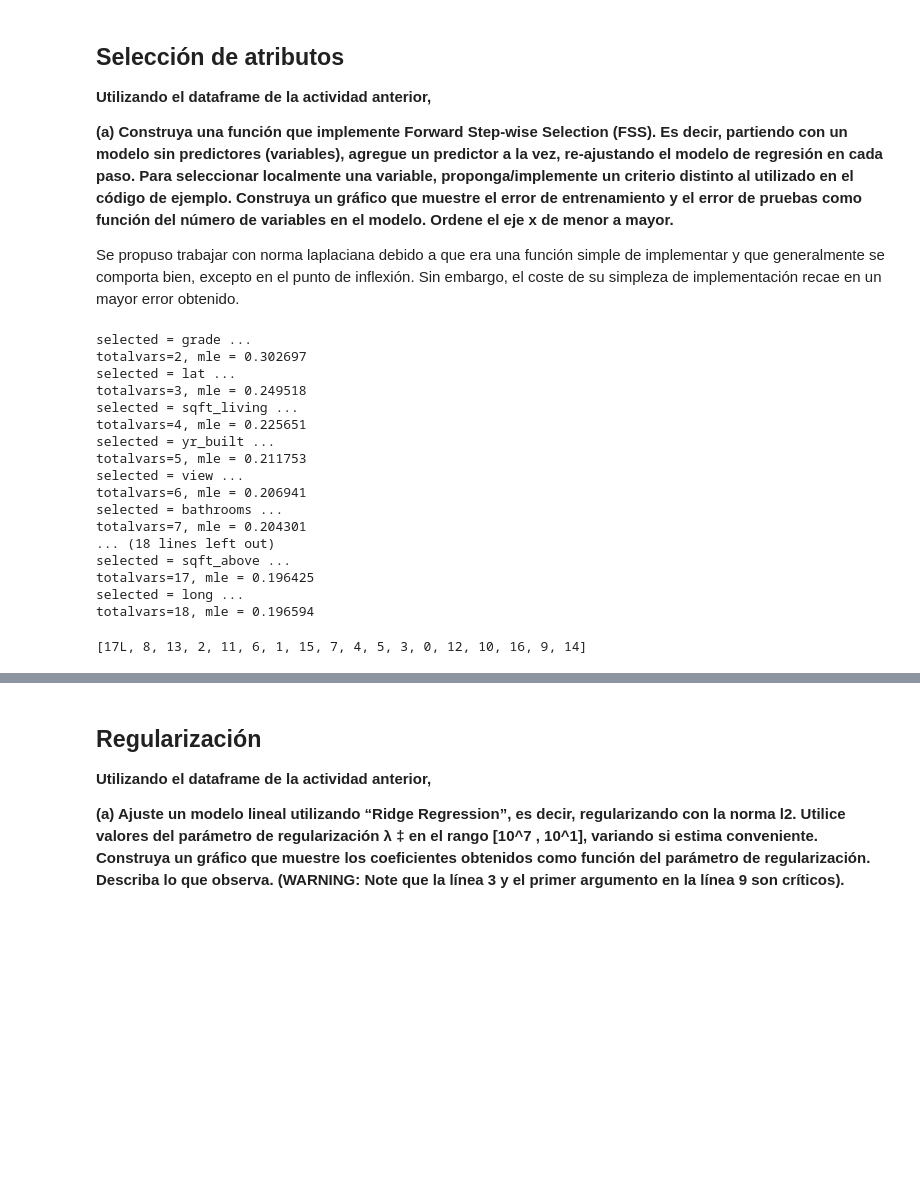
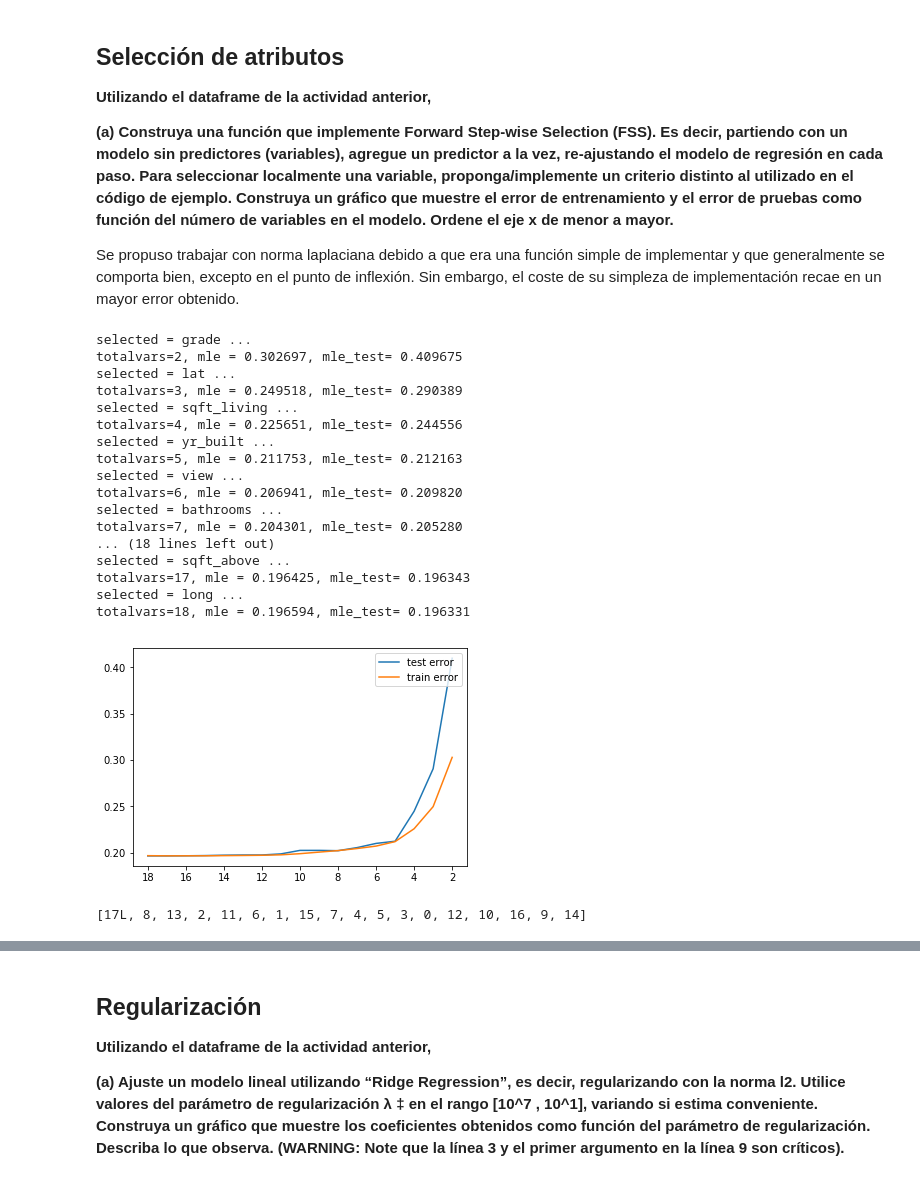
Before and after one commit to AlfredoAlfi/MachineLearning1, a Jupyter notebook: Tarea1_Machine_Learning.ipynb, the cells around one changed output, grey strips where cells are left out. Saved outputs shown, nothing was run; the diff lists cells and outputs as text; code cells hidden in the pictures; blank space fills up the shorter version.

```diff
--- a/Tarea1_Machine_Learning.ipynb
+++ b/Tarea1_Machine_Learning.ipynb
@@ -94,5 +101,7 @@ que observa y cuál puede ser la causa?</b></p>
 # %%
 #print(linreg.coef_) #estos son los b_j
+linreg = lm.LinearRegression(fit_intercept = False)
+linreg.fit(Xtrain,ytrain)
 coefs = linreg.coef_
 suma = 0
 valores = Xtrain.values
@@ -129,9 +138,9 @@ print('<table style="width:100%">'+
 
 for i in range(len(caracteristicas)):
     i = int(i)
-    #cota_inferiorZ = coefs[i]-1.645*np.sqrt(XtX_inv[i][i])*Sigma
+    #cota_inferiorScore = coefs[i]-1.645*np.sqrt(XtX_inv[i][i])*Sigma
     cota_inferiorScore = coefs[i]-Zscore2[i]*np.sqrt(XtX_inv[i][i])*Sigma
-    #cota_superiorZ = coefs[i]+1.645*np.sqrt(XtX_inv[i][i])*Sigma
+    #cota_superiorScore = coefs[i]+1.645*np.sqrt(XtX_inv[i][i])*Sigma
     cota_superiorScore = coefs[i]+Zscore2[i]*np.sqrt(XtX_inv[i][i])*Sigma
 
     print("<tr>"+
@@ -333,6 +342,9 @@ de pruebas como función del número de variables en el modelo. Ordene el eje x
 
 <p> Se propuso trabajar con norma laplaciana debido a que era una función simple de implementar y que generalmente se comporta bien, excepto en el punto de inflexión. Sin embargo, el coste de su simpleza de implementación recae en un mayor error obtenido.</p>
 # %%
+import matplotlib.pylab as plt
+nytest = ytest.as_matrix()
+nXtest = Xtest.as_matrix()
 def fss(x, y, names_x, k = 10000):
     p = x.shape[1]-1
     k = min(p, k)
@@ -340,45 +352,67 @@ def fss(x, y, names_x, k = 10000):
     remaining = range(0, p)
     selected = [p]
     current_score = best_new_score = 0.0
+    lista_total=[]
+    errores_mle=[]
+    et=[]
     while remaining and len(selected)<=k :
         score_candidates = []
+        score_t =[]
         for candidate in remaining:
             model = lm.LinearRegression(fit_intercept=False)
             indexes = selected + [candidate]
             x_train = x[:,indexes]
+            x_test = nXtest[:,indexes]
             predictions_train = model.fit(x_train, y).predict(x_train)
+            pred_t = model.fit(x_train, y).predict(x_test)
+            residuals_t=map(abs,pred_t - nytest)
+            laplace_t=np.mean(residuals_t)
             residuals_train = map(abs,predictions_train - y)
             #Residuo Laplaciano // de valor absoluto
             laplace_candidate = np.mean(residuals_train)
             score_candidates.append((laplace_candidate, candidate))
+            score_t.append(laplace_t)
         score_candidates.sort()
+        score_t.sort()
+        mle_test=score_t.pop()
+        et.append(mle_test)
         score_candidates[:] = score_candidates[::-1]
         best_new_score, best_candidate = score_candidates.pop()
         remaining.remove(best_candidate)
         selected.append(best_candidate)
+        lista_total.append(len(indexes))
+        errores_mle.append(best_new_score)
         print "selected = %s ..."%names_x[best_candidate]
-        print "totalvars=%d, mle = %f"%(len(indexes),best_new_score)
+        print "totalvars=%d, mle = %f, mle_test= %f"%(len(indexes),best_new_score,mle_test)
+    ax = plt.gca()
+
+    ax.plot(lista_total,et,label='test error')
+    ax.plot(lista_total,errores_mle,label='train error')
+    plt.legend(loc=1)
+    ax.set_xlim(ax.get_xlim()[::-1])
+    plt.show()
     return selected
 names_regressors = X.columns[:-1] #without intercept
 Xm = Xtrain.as_matrix()
 ym = ytrain.as_matrix()
 fss(Xm,ym,caracteristicas)
 # %% [output]
 selected = grade ...
-totalvars=2, mle = 0.302697
+totalvars=2, mle = 0.302697, mle_test= 0.409675
 selected = lat ...
-totalvars=3, mle = 0.249518
+totalvars=3, mle = 0.249518, mle_test= 0.290389
 selected = sqft_living ...
-totalvars=4, mle = 0.225651
+totalvars=4, mle = 0.225651, mle_test= 0.244556
 selected = yr_built ...
-totalvars=5, mle = 0.211753
+totalvars=5, mle = 0.211753, mle_test= 0.212163
 selected = view ...
-totalvars=6, mle = 0.206941
+totalvars=6, mle = 0.206941, mle_test= 0.209820
 selected = bathrooms ...
-totalvars=7, mle = 0.204301
+totalvars=7, mle = 0.204301, mle_test= 0.205280
 ... (18 lines left out)
 selected = sqft_above ...
-totalvars=17, mle = 0.196425
+totalvars=17, mle = 0.196425, mle_test= 0.196343
 selected = long ...
-totalvars=18, mle = 0.196594
+totalvars=18, mle = 0.196594, mle_test= 0.196331
+[figure, added]
 [17L, 8, 13, 2, 11, 6, 1, 15, 7, 4, 5, 3, 0, 12, 10, 16, 9, 14]
```
Also changed, not shown: parts of 5 cells of this notebook.
